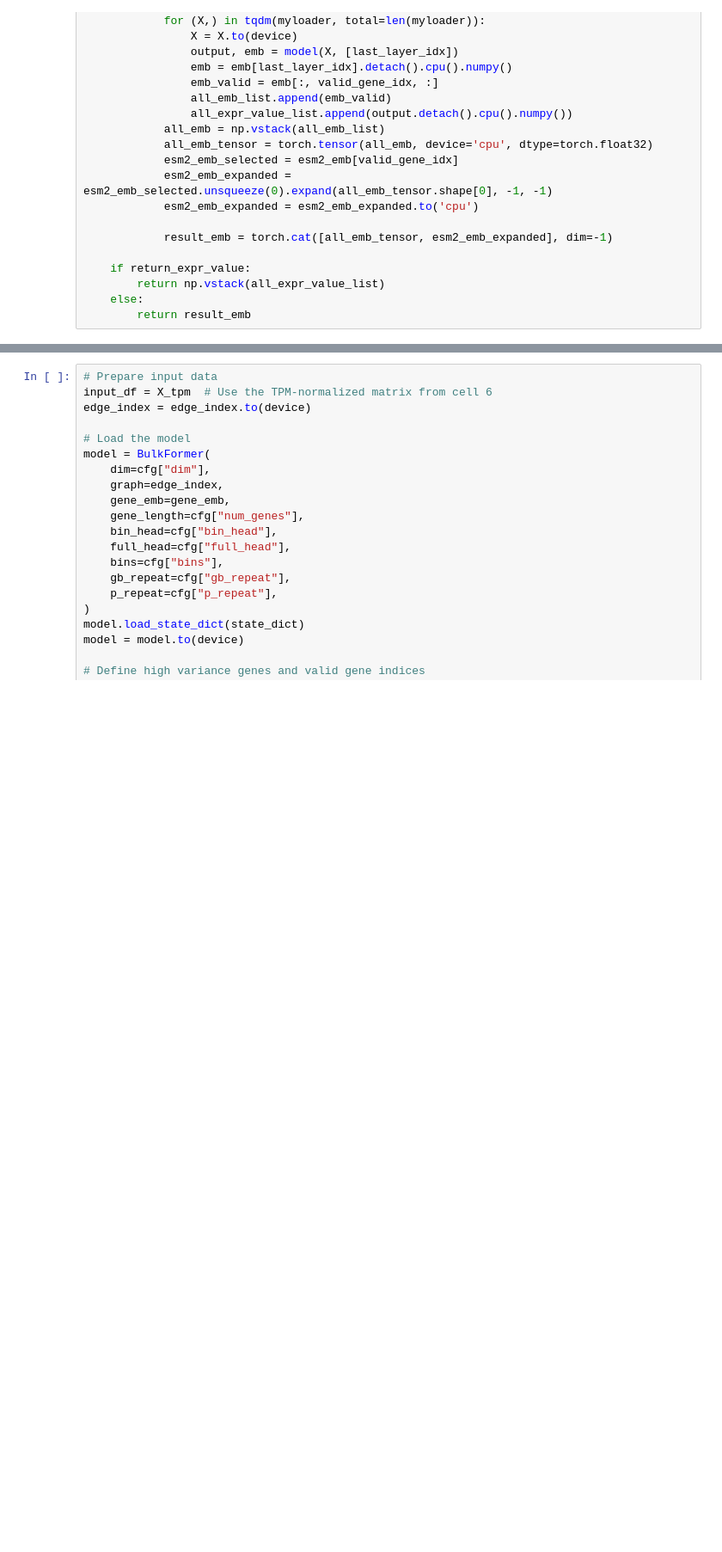
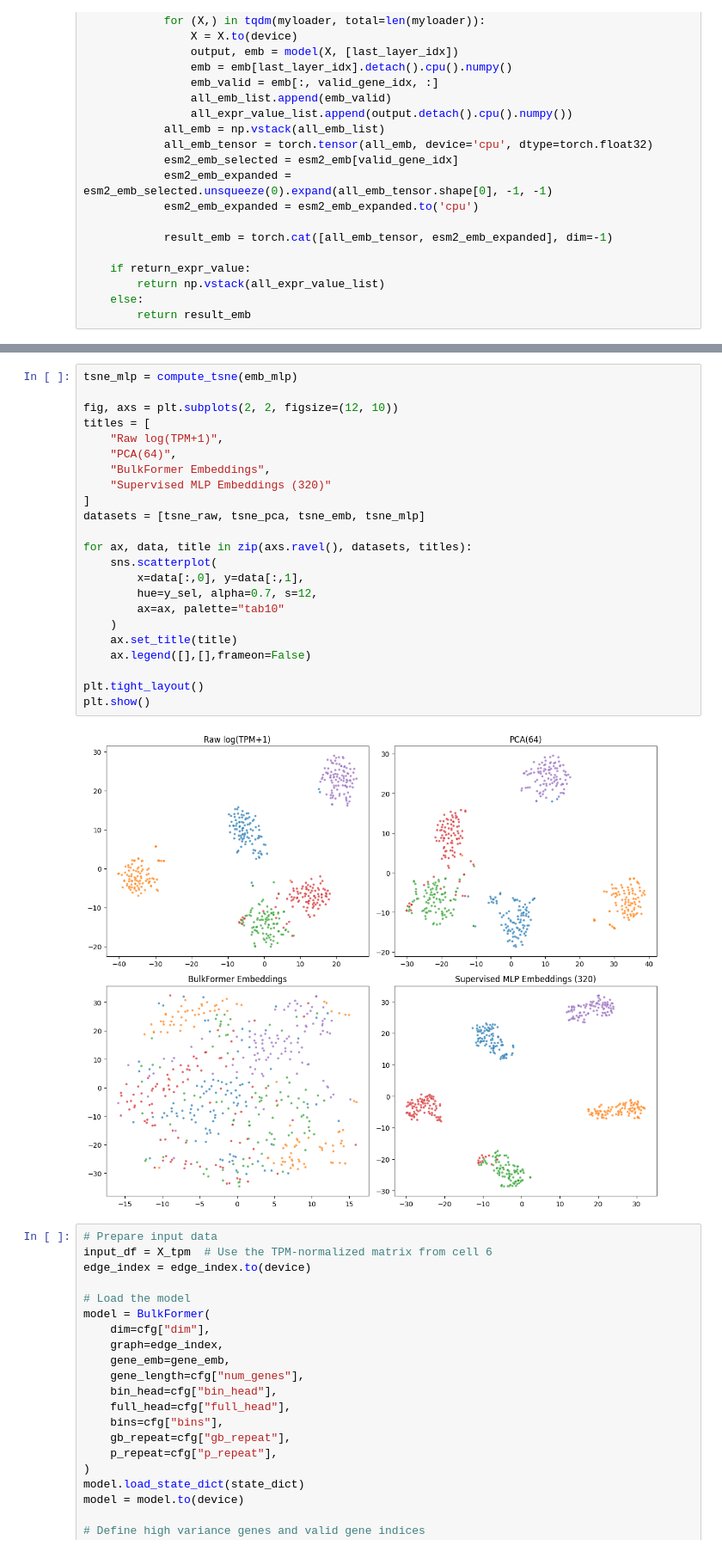
Before and after one commit to alwalt/BioFM, a Jupyter notebook: 5b_tcga_analysis.ipynb, the cells around one changed output, grey strips where cells are left out. Shown at 86% size. Cells and saved outputs as stored; diff of their text form; blank space fills up the shorter version.

```diff
--- a/5b_tcga_analysis.ipynb
+++ b/5b_tcga_analysis.ipynb
@@ -689,3 +1442,28 @@ def extract_feature(expr_array,
+# %%
+tsne_mlp = compute_tsne(emb_mlp)
+
+fig, axs = plt.subplots(2, 2, figsize=(12, 10))
+titles = [
+    "Raw log(TPM+1)",
+    "PCA(64)",
+    "BulkFormer Embeddings",
+    "Supervised MLP Embeddings (320)"
+]
+datasets = [tsne_raw, tsne_pca, tsne_emb, tsne_mlp]
+
+for ax, data, title in zip(axs.ravel(), datasets, titles):
+    sns.scatterplot(
+        x=data[:,0], y=data[:,1],
+        hue=y_sel, alpha=0.7, s=12,
+        ax=ax, palette="tab10"
+    )
+    ax.set_title(title)
+    ax.legend([],[],frameon=False)
+
+plt.tight_layout()
+plt.show()
+# %% [output]
+[figure, added]
 # %%
 # Prepare input data
 input_df = X_tpm  # Use the TPM-normalized matrix from cell 6
```
Also changed, not shown: parts of 30 cells of this notebook, 3 other files.
